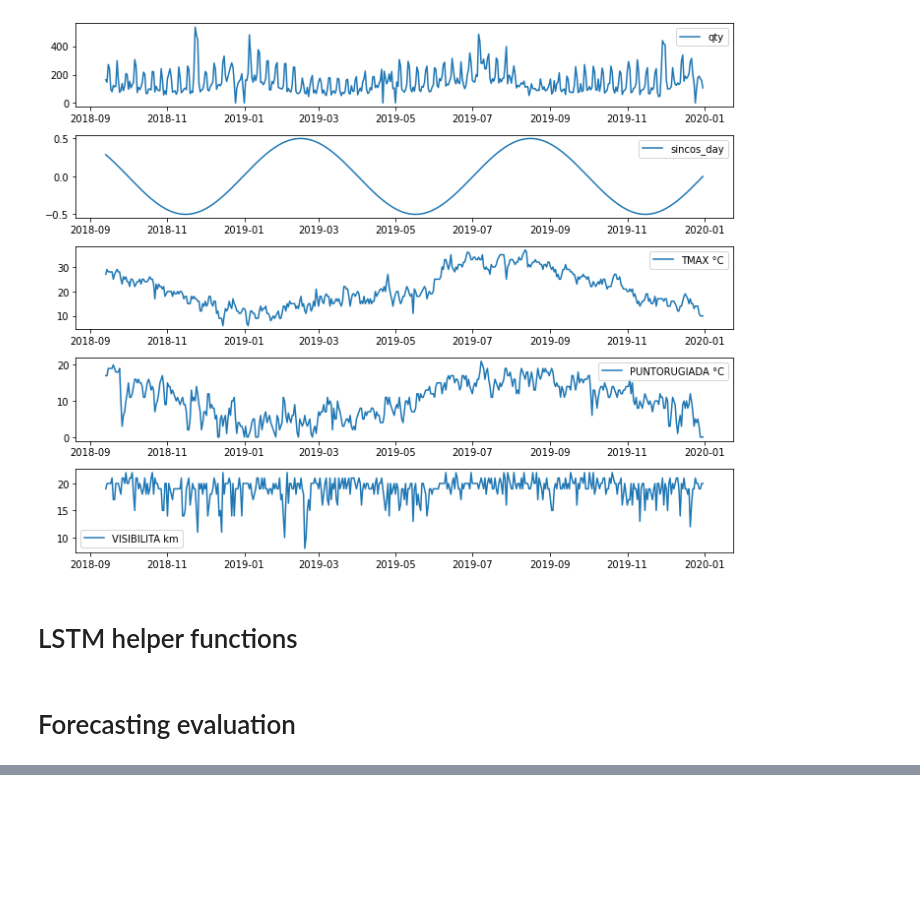
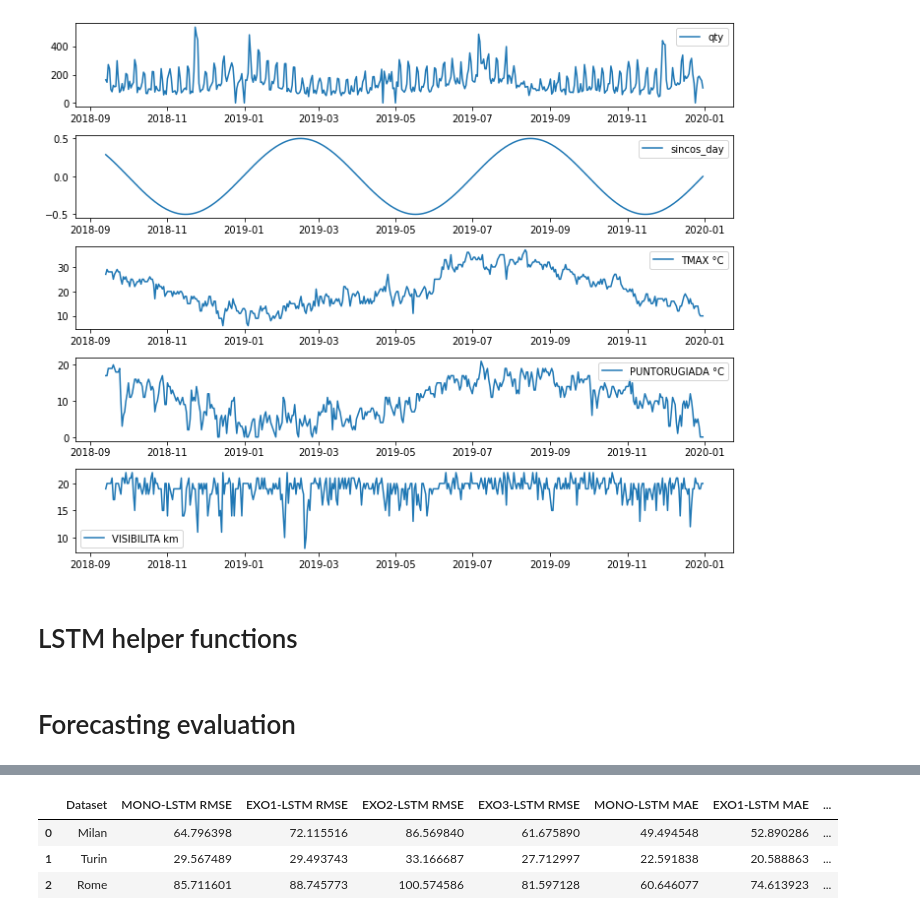
Before and after one commit to geriskenderi/EXO-LSTM, a Jupyter notebook: code/forecasting/daily_forecasting.ipynb, the cells around one changed output, grey strips where cells are left out. Saved outputs shown, nothing was run; the diff lists cells and outputs as text; code cells hidden in the pictures; blank space fills up the shorter version.

```diff
--- a/code/forecasting/daily_forecasting.ipynb
+++ b/code/forecasting/daily_forecasting.ipynb
@@ -179,6 +166,7 @@ def check_local_res(testset, preds, inp_te, out_te, mean, std, in_len, out_len):
 # Forecasting evaluation
 # %%
 single_run_results = []
+me_results = []
 n_runs = 1
 for dataset in datasets:
     print("Running forecasting for sales in", dataset, "\n")
@@ -279,11 +267,20 @@ for dataset in datasets:
         exo3_lstm_rmse = sm.tools.eval_measures.rmse(test.qty[lstm_in_len+1:].values, full_exo3_pred)
         exo3_lstm_mae = sm.tools.eval_measures.meanabs(test.qty[lstm_in_len+1:].values, full_exo3_pred)
 
+
+        ## New metric to show if typically the error is negative or positive
+        mono_lstm_me = np.mean((test.qty[lstm_in_len+1:].values - full_mono_pred))
+        exo1_lstm_me = np.mean((test.qty[lstm_in_len+1:].values - full_exo1_pred)/len(test.qty[lstm_in_len+1:].values))
+        exo2_lstm_me = np.mean((test.qty[lstm_in_len+1:].values - full_exo2_pred)/len(test.qty[lstm_in_len+1:].values))
+        exo3_lstm_me = np.mean((test.qty[lstm_in_len+1:].values - full_exo3_pred)/len(test.qty[lstm_in_len+1:].values))
+
         fig = go.Figure()
-        full_labels = list(range(0,test.shape[0]))
-        pred_labels = list(range(lstm_in_len+1,test.shape[0]))
+        #full_labels = list(range(0,test.shape[0]))
+        full_labels = test.index
+        #pred_labels = list(range(lstm_in_len+1,test.shape[0]))
+        pred_labels = test.index[lstm_in_len+1:]
         fig.add_trace(go.Scatter(x=full_labels, y=test.qty,
-                    mode='lines', name='GT'))
+                    mode='lines', name='Ground Truth'))
         fig.add_trace(go.Scatter(x=pred_labels, y=full_mono_pred,
                      mode='lines', name="MONO-LSTM. RMSE %.2f" % mono_lstm_rmse ))
         fig.add_trace(go.Scatter(x=pred_labels, y=full_exo1_pred,
@@ -293,21 +290,20 @@ for dataset in datasets:
         fig.add_trace(go.Scatter(x=pred_labels, y=full_exo3_pred,
                      mode='lines', name="EXO3-LSTM. RMSE %.2f" % exo3_lstm_rmse))
 
-
+        ## add dates for the axis
         fig.update_layout(
             title="Daily rolling forecast of last " + str(mono_inp_te.shape[0]) + " in " + dataset,
-            xaxis_title="Time steps",
-            yaxis_title="Prediction",
-            font=dict(
-                family="Courier New, monospace",
-                size=16,
-                color="#7f7f7f"
-            )
+            xaxis_title="Days",
+            yaxis_title="Sold amount",
         )
         fig.show()
-        pltio.write_html(fig, dataset+"-"+"run"+str(run+1)+"daily-sales-results.html")
+        pltio.write_html(fig, dataset+"-daily-sales-results.html" + str(1))
 #
-        ##single_run_results.append([dataset, "run "+str(run+1), mono_lstm_rmse, exo3_lstm_rmse, mono_lstm_mae, exo3_lstm_mae])
+        single_run_results.append([dataset, mono_lstm_rmse, exo1_lstm_rmse, exo2_lstm_rmse, \
+                                   exo3_lstm_rmse, mono_lstm_mae, exo1_lstm_mae, exo2_lstm_mae, exo3_lstm_mae
+                                  ])
+
+        me_results.append([dataset, mono_lstm_me, exo1_lstm_me, exo2_lstm_me, exo3_lstm_me])
 #
         print()
 # %% [output]
@@ -366,2 +362,14 @@ Epoch 21 Train loss: 0.38. Validation loss: 0.39. Avg future: 2.17. Elapsed time
 Done
 [interactive output not drawn]
+# %%
+# Results for each run of forecasting
+single_run_results_df = pd.DataFrame(single_run_results,
+                                     columns= ["Dataset", "MONO-LSTM RMSE", "EXO1-LSTM RMSE", "EXO2-LSTM RMSE", \
+                                               "EXO3-LSTM RMSE","MONO-LSTM MAE", "EXO1-LSTM MAE", "EXO2-LSTM MAE",\
+                                               "EXO3-LSTM MAE"])
+single_run_results_df
+# %% [output]
+|  | Dataset | MONO-LSTM RMSE | EXO1-LSTM RMSE | EXO2-LSTM RMSE | EXO3-LSTM RMSE | MONO-LSTM MAE | EXO1-LSTM MAE | ... |
+| 0 | Milan | 64.796398 | 72.115516 | 86.569840 | 61.675890 | 49.494548 | 52.890286 | ... |
+| 1 | Turin | 29.567489 | 29.493743 | 33.166687 | 27.712997 | 22.591838 | 20.588863 | ... |
+| 2 | Rome | 85.711601 | 88.745773 | 100.574586 | 81.597128 | 60.646077 | 74.613923 | ... |
```
Also changed, not shown: parts of 8 cells of this notebook, 3 other files.
